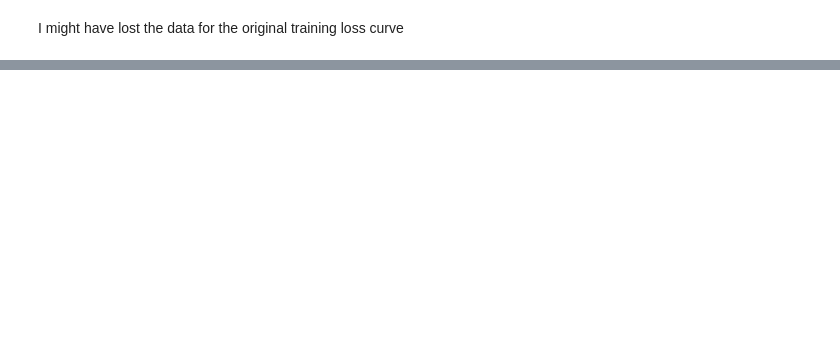
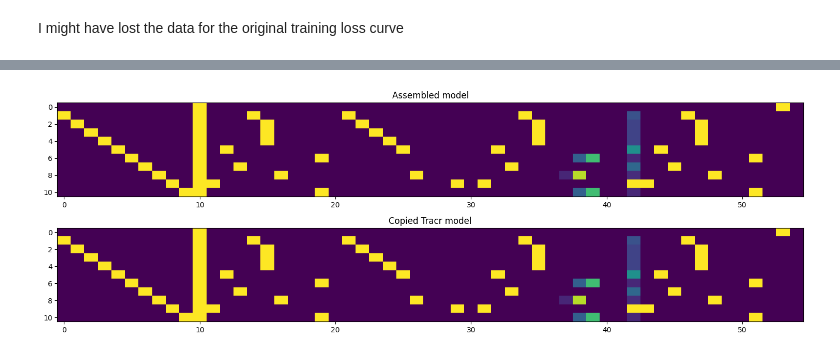
Before and after one commit to AmirSahrani/mech_interp_project, a Jupyter notebook: analysis.ipynb, the cells around one changed output, grey strips where cells are left out. Cells and saved outputs as stored; diff of their text form; code cells hidden in the pictures; blank space fills up the shorter version.

```diff
--- a/analysis.ipynb
+++ b/analysis.ipynb
@@ -157,0 +221,8 @@ px.imshow(final_layer_logits_tr, title="Tracr logits")
+# %%
+reload_fuctions()
+assembled_logits, assembled_cache = run_with_activations(assembled_model, x)
+trained_logits, trained_cache = run_with_activations(model, x)
+trained_mid_decay_logits, trained_mid_decay_cache = run_with_activations(model_mid_decay, x)
+trained_high_decay_logits, trained_high_decay_cache = run_with_activations(model_high_decay, x)
+tracr_logits, tracr_cache = run_with_activations(tr_model, x, INPUT_ENCODER)
+compressed_logits, compressed_cache = run_with_activations(compressed_model, x)
@@ -157,0 +249,13 @@ px.imshow(final_layer_logits_tr, title="Tracr logits")
+# %%
+copied_out = to_numpy(tracr_cache['blocks.2.hook_resid_post']).squeeze()
+assembled_out = assembled_cache.transformer_output.squeeze()
+
+fig, ax = plt.subplots(2, 1, figsize=(15, 5))
+ax[0].imshow(assembled_out, aspect='auto')
+ax[0].set_title('Assembled model')
+ax[1].imshow(copied_out, aspect='auto')
+ax[1].set_title('Copied Tracr model')
+plt.tight_layout()
+plt.show()
+# %% [output]
+[figure, added]
```
Also changed, not shown: parts of 22 cells of this notebook, 20 other files.
